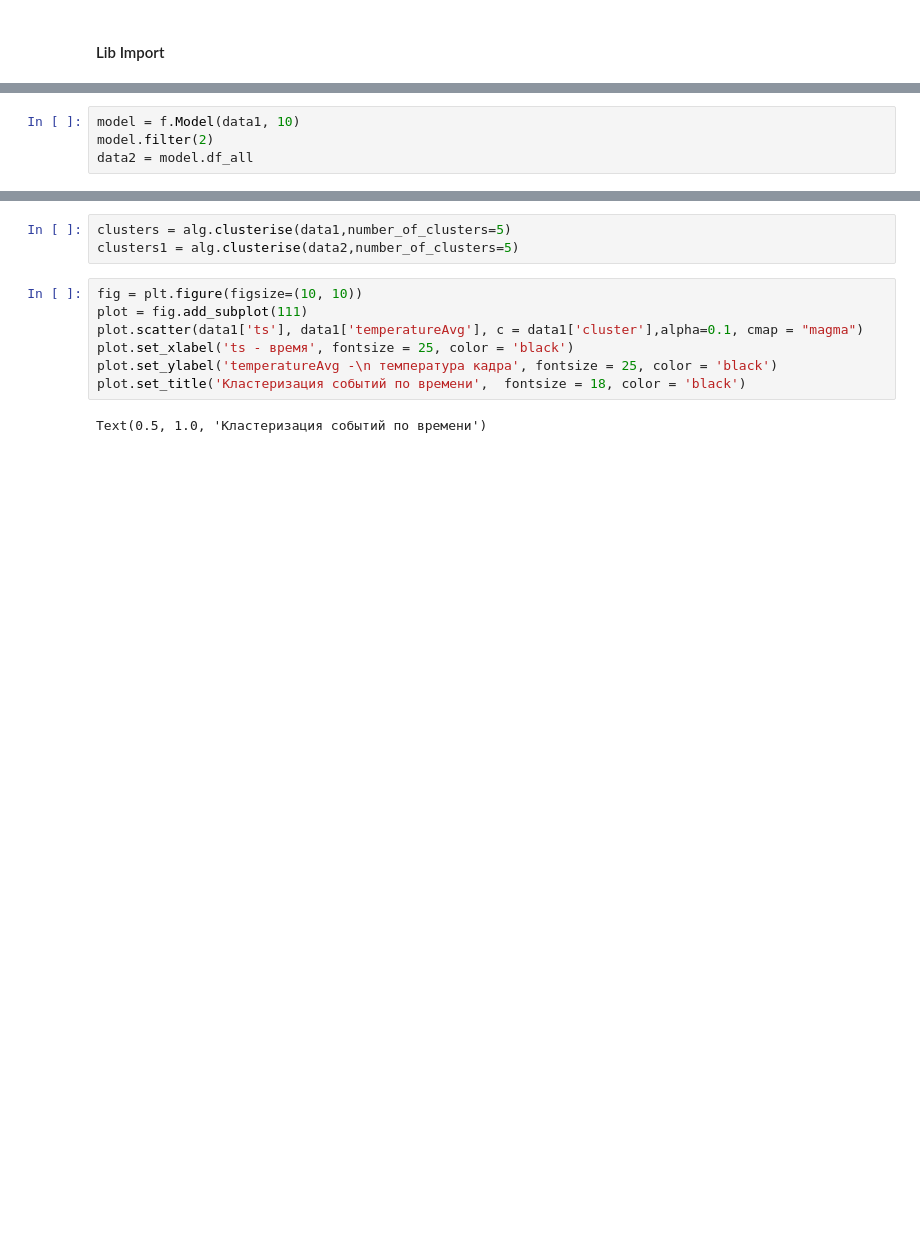
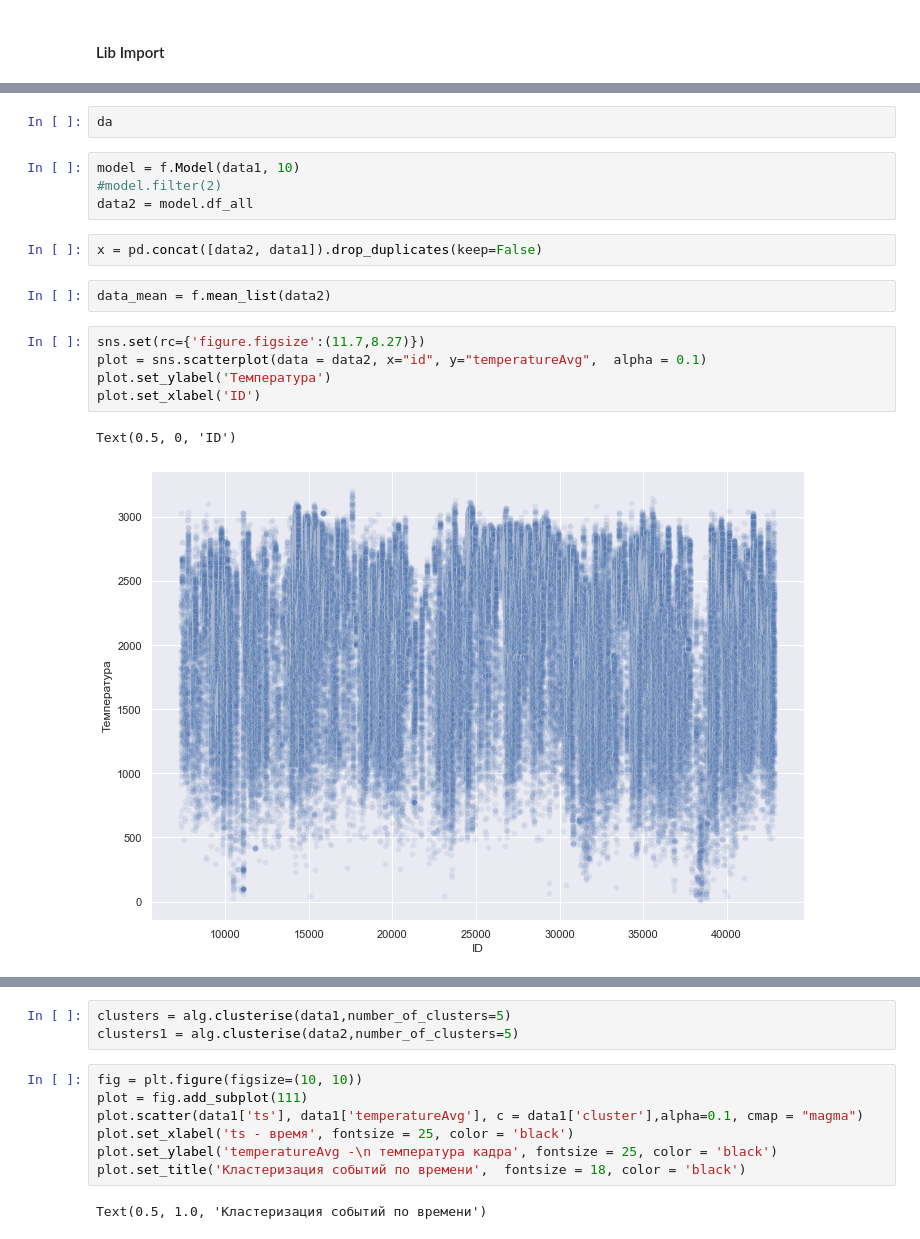
Before and after one commit to enotbeta/thermal-diplom, a Jupyter notebook: Main script.ipynb, the cells around one changed output, grey strips where cells are left out. Saved outputs shown, nothing was run; the diff lists cells and outputs as text; blank space fills up the shorter version.

```diff
--- a/Main script.ipynb
+++ b/Main script.ipynb
@@ -60,4 +61,18 @@ for item in unique:
+# %%
+da
 # %%
 model = f.Model(data1, 10)
-model.filter(2)
+#model.filter(2)
 data2 = model.df_all
+# %%
+x = pd.concat([data2, data1]).drop_duplicates(keep=False)
+# %%
+data_mean = f.mean_list(data2)
+# %%
+sns.set(rc={'figure.figsize':(11.7,8.27)})
+plot = sns.scatterplot(data = data2, x="id", y="temperatureAvg",  alpha = 0.1)
+plot.set_ylabel('Температура')
+plot.set_xlabel('ID')
+# %% [output]
+Text(0.5, 0, 'ID')
+[figure, added]
```
Also changed, not shown: parts of 15 cells of this notebook, 19 other files.
